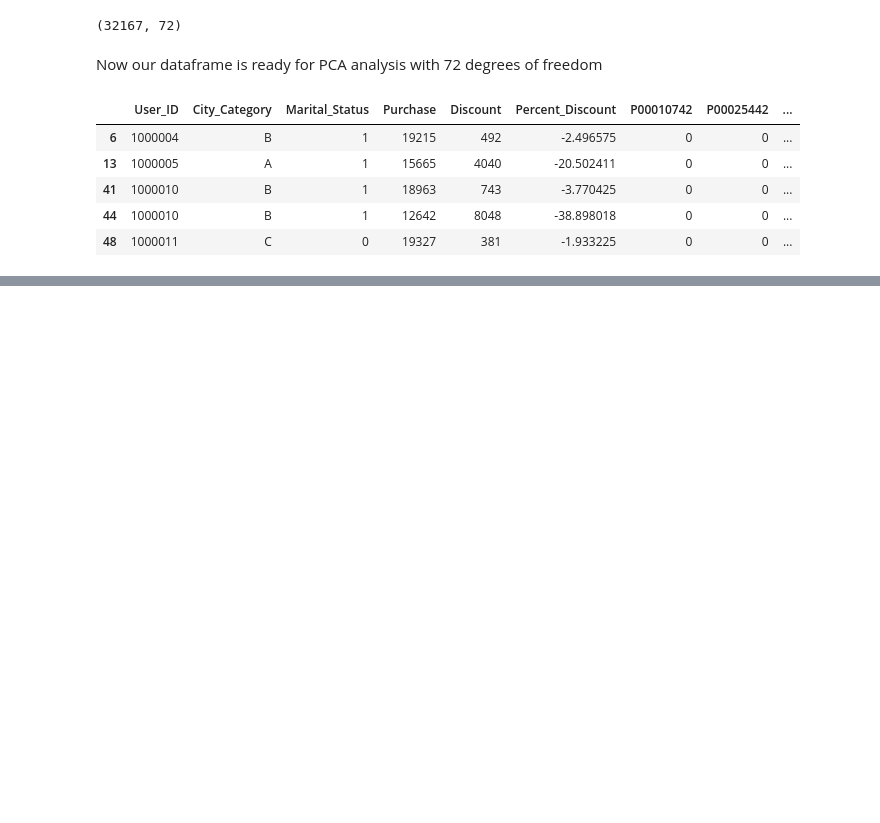
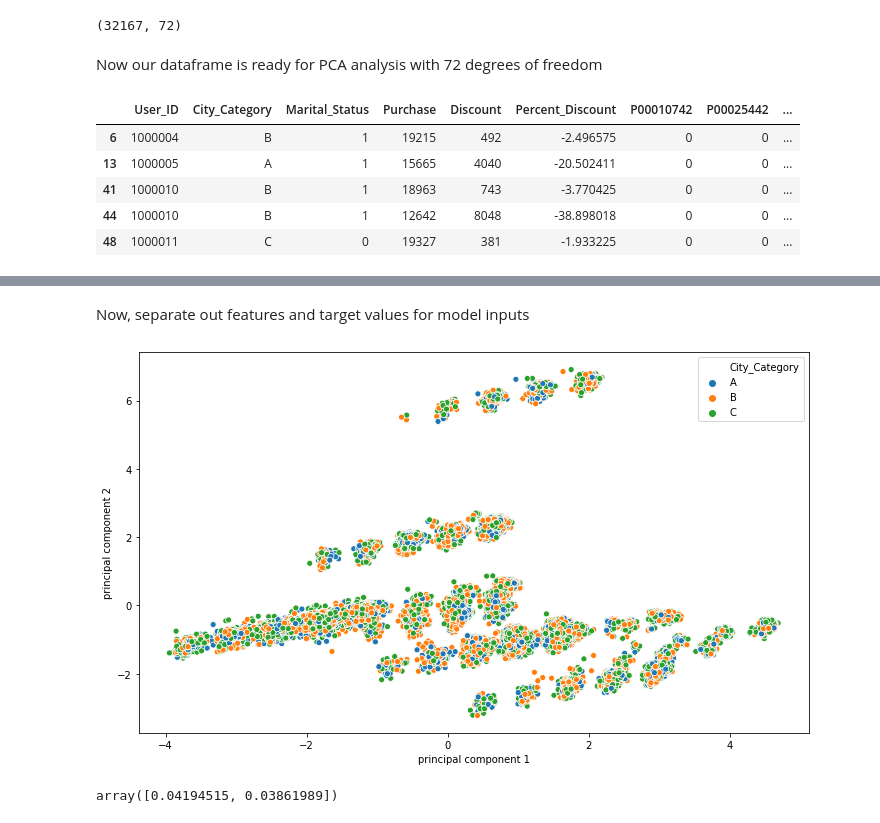
Before and after one commit to hrishikeshchavan99/Black-Friday-Dataset, a Jupyter notebook: PCA.ipynb, the cells around one changed output, grey strips where cells are left out. Drawn from its saved outputs; the diff is of its cells as text; code cells hidden in the pictures; blank space fills up the shorter version.

Commit message:
Implemented PCA on 72 features against City_category

```diff
--- a/PCA.ipynb
+++ b/PCA.ipynb
@@ -257,0 +314,29 @@ temp.head()
+# %% [markdown]
+Now, separate out features and target values for model inputs
+# %%
+x = temp.loc[:, Features].values
+# %%
+y = temp.loc[:,['City_Category']].values
+y_df = pd.DataFrame(data=y,columns=['City_Category'])
+# %%
+# Standardizing the features
+x = StandardScaler().fit_transform(x)
+# %%
+# Declaring a 2 dimensional model and transforming the data
+pca = PCA(n_components=2)
+prinComps = pca.fit_transform(x)
+# %%
+# Create 2D plot of PCA results
+prinDf = pd.DataFrame(data = prinComps,columns = ['principal component 1', 'principal component 2'])
+finalDf = pd.concat([prinDf, y_df], axis = 1)
+
+plt.figure(figsize=(12,7))
+ax = sns.scatterplot(x='principal component 1', y='principal component 2', hue='City_Category',
+                     hue_order = ['A', 'B', 'C'], data=finalDf)
+# %% [output]
+[figure, added]
+# %%
+# Understand how much of the data variance is described by the PCA model, which is less than 8%.
+pca.explained_variance_ratio_
+# %% [output]
+array([0.04194515, 0.03861989])
```
Also changed, not shown: parts of 23 cells of this notebook.
